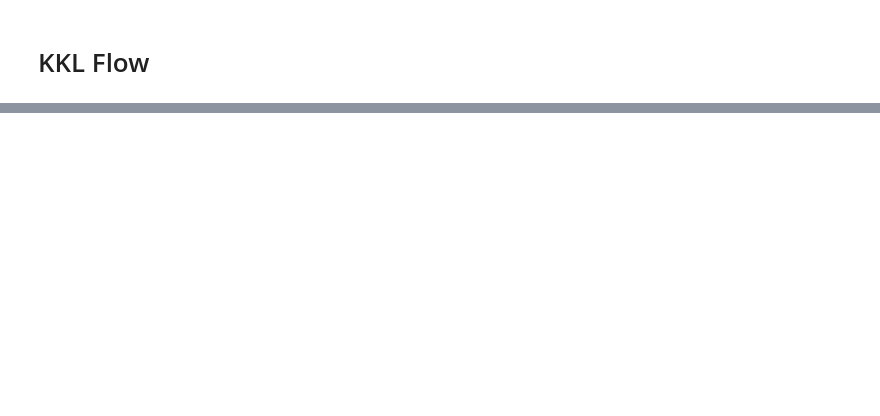
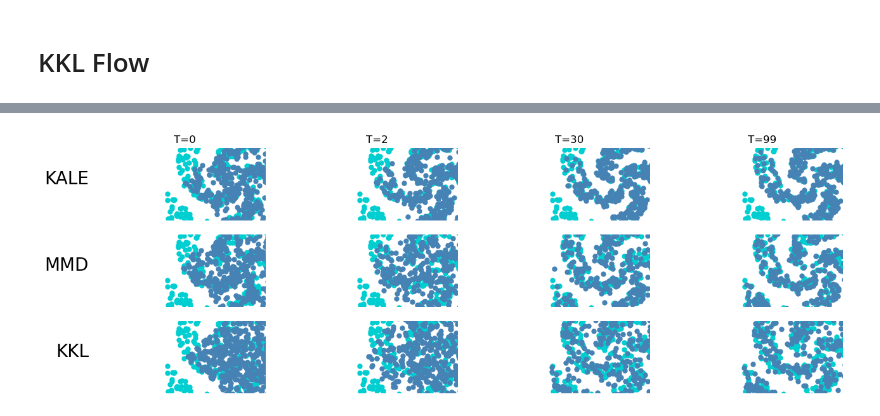
Before and after one commit to cclementine25/KKL-divergence-gradient-flows, a Jupyter notebook: Regularized/heart_to_spiral.ipynb, the cells around one changed output, grey strips where cells are left out. Saved outputs shown, nothing was run; the diff lists cells and outputs as text; code cells hidden in the pictures; blank space fills up the shorter version.

Commit message:
shape transfer

```diff
--- a/Regularized/heart_to_spiral.ipynb
+++ b/Regularized/heart_to_spiral.ipynb
@@ -202,0 +275,34 @@ T = 0
+# %%
+fig, axs = plt.subplots(nrows=3, ncols=4, figsize=(15, 5))
+
+iters = [0, 2, 30, 99]
+
+axs[0,0].text(-0.1, 0.5, "KALE", size=20, transform=axs[0,0].transAxes, horizontalalignment='right')
+for it,ax in zip(iters, axs[0]):
+    ax.set_title(f'T={it}')
+    ax.set_xlim([-1.9, 0.4])
+    ax.set_ylim([-0.6, 0.6])
+    ax.scatter(results["kale_0001"]['X'][:, 1], results["kale_0001"]['X'][:, 0],color = "darkturquoise",linewidths=1e-5)
+    ax.scatter(results["kale_0001"]['trajectories'][it, :, 1], results["kale_0001"]['trajectories'][it, :, 0],color = "steelblue",linewidths=1e-5)
+    ax.axis('off')
+
+axs[1,0].text(-0.1, 0.5, "MMD", size=20, transform=axs[1,0].transAxes, horizontalalignment='right')
+for it,ax in zip(iters, axs[1]):
+    ax.set_xlim([-1.9, 0.4])
+    ax.set_ylim([-0.6, 0.6])
+    ax.scatter(results["kale_10000"]['X'][:, 1], results["kale_10000"]['X'][:, 0],color = "darkturquoise",linewidths=1e-5)
+    ax.scatter(results["kale_10000"]['trajectories'][it, :, 1], results["kale_10000"]['trajectories'][it, :, 0],color = "steelblue",linewidths=1e-5)
+    ax.axis('off')
+
+axs[2,0].text(-0.1, 0.5, "KKL", size=20, transform=axs[2,0].transAxes, horizontalalignment='right')
+for it,ax in zip(iters, axs[2]):
+    ax.set_xlim([-1.9, 0.4])
+    ax.set_ylim([-0.6, 0.6])
+    ax.scatter(y[:,1],y[:,0],color = "darkturquoise",linewidths=1e-5)
+    #ax.scatter(positions[it][:,1],positions[it][:,0],color = "steelblue")
+    ax.scatter(X[it][:,1],X[it][:,0],color = "steelblue",linewidths=1e-5)
+    ax.axis('off')
+
+plt.savefig('plots_neurips/shape_transfer.pdf')
+# %% [output]
+[figure, added]
```
Also changed, not shown: parts of 9 cells of this notebook, 4 other files.
